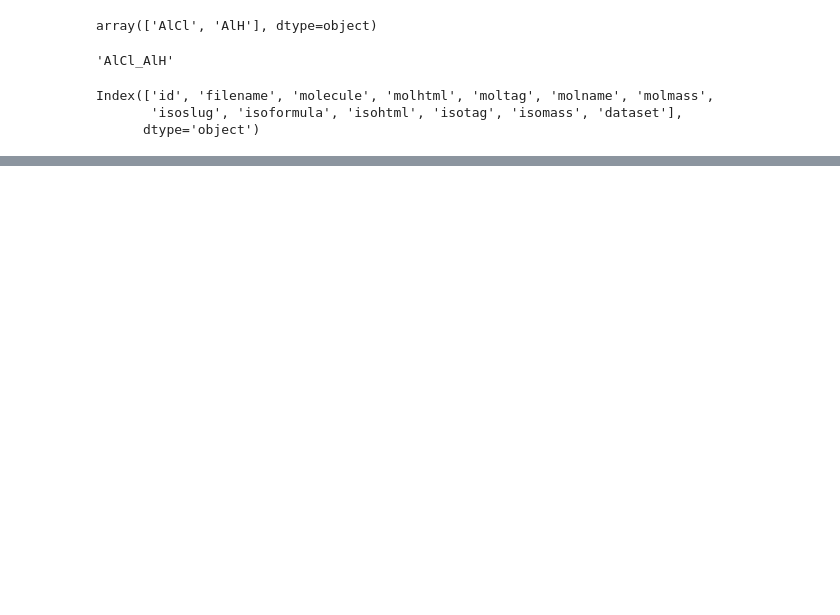
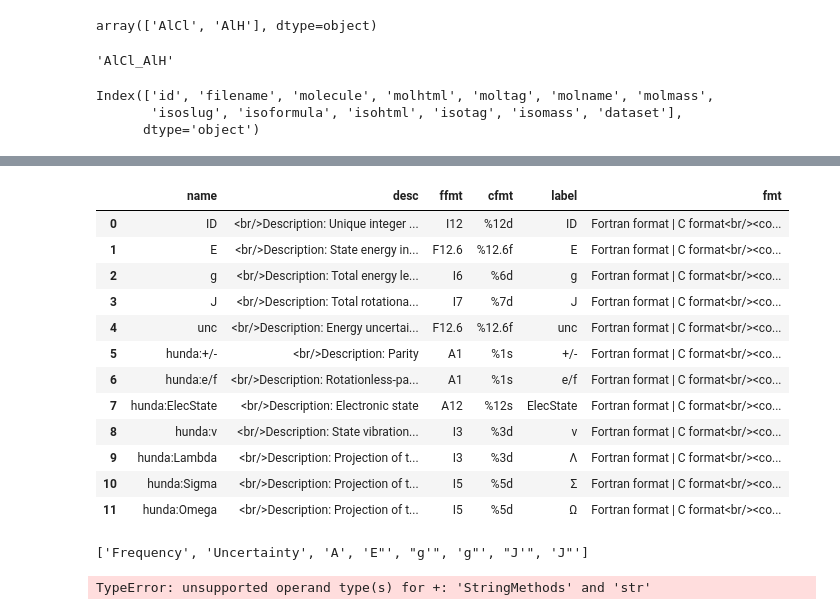
Before and after one commit to Beryl-Jingxin/ExoMolHR-web, a Jupyter notebook: res/test.ipynb, the cells around one changed output, grey strips where cells are left out. Cells and saved outputs as stored; diff of their text form; code cells hidden in the pictures; blank space fills up the shorter version.

```diff
--- a/res/test.ipynb
+++ b/res/test.ipynb
@@ -433,0 +487,16 @@ Index(['id', 'filename', 'molecule', 'molhtml', 'moltag', 'molname', 'molmass',
+# %%
+states_col_df
+# %% [output]
+|  | name | desc | ffmt | cfmt | label | fmt |
+| 0 | ID | <br/>Description: Unique integer ... | I12 | %12d | ID | Fortran format | C format<br/><co... |
+| 1 | E | <br/>Description: State energy in... | F12.6 | %12.6f | E | Fortran format | C format<br/><co... |
+| 2 | g | <br/>Description: Total energy le... | I6 | %6d | g | Fortran format | C format<br/><co... |
+| 3 | J | <br/>Description: Total rotationa... | I7 | %7d | J | Fortran format | C format<br/><co... |
+| 4 | unc | <br/>Description: Energy uncertai... | F12.6 | %12.6f | unc | Fortran format | C format<br/><co... |
+| 5 | hunda:+/- | <br/>Description: Parity | A1 | %1s | +/- | Fortran format | C format<br/><co... |
+| 6 | hunda:e/f | <br/>Description: Rotationless-pa... | A1 | %1s | e/f | Fortran format | C format<br/><co... |
+| 7 | hunda:ElecState | <br/>Description: Electronic state | A12 | %12s | ElecState | Fortran format | C format<br/><co... |
+| 8 | hunda:v | <br/>Description: State vibration... | I3 | %3d | v | Fortran format | C format<br/><co... |
+| 9 | hunda:Lambda | <br/>Description: Projection of t... | I3 | %3d | Λ | Fortran format | C format<br/><co... |
+| 10 | hunda:Sigma | <br/>Description: Projection of t... | I5 | %5d | Σ | Fortran format | C format<br/><co... |
+| 11 | hunda:Omega | <br/>Description: Projection of t... | I5 | %5d | Ω | Fortran format | C format<br/><co... |
@@ -433,0 +507,13 @@ Index(['id', 'filename', 'molecule', 'molhtml', 'moltag', 'molname', 'molmass',
+# %%
+main_cols = ['Frequency','Uncertainty','A']
+main_desc = ['Wavenumber',
+             'Uncertainty',
+             'Einstein A coefficient']
+main_
+main_cols
+# %% [output]
+['Frequency', 'Uncertainty', 'A', 'E"', "g'", 'g"', "J'", 'J"']
+# %%
+header_details_df['labelname'].str + '<br/>' + header_details_df['desc'].str + '<br/>' + header_details_df['fmt'].str
+# %% [output]
+TypeError: unsupported operand type(s) for +: 'StringMethods' and 'str'
```
Also changed, not shown: parts of 16 cells of this notebook, 2 other files.
